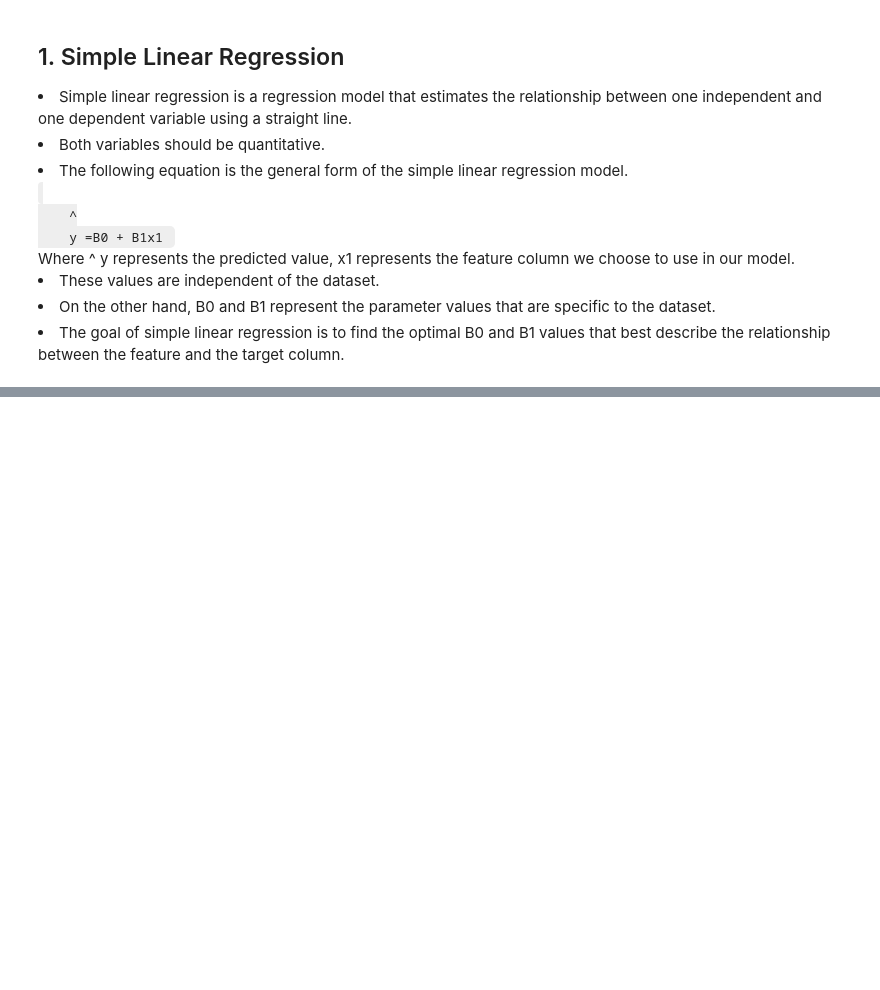
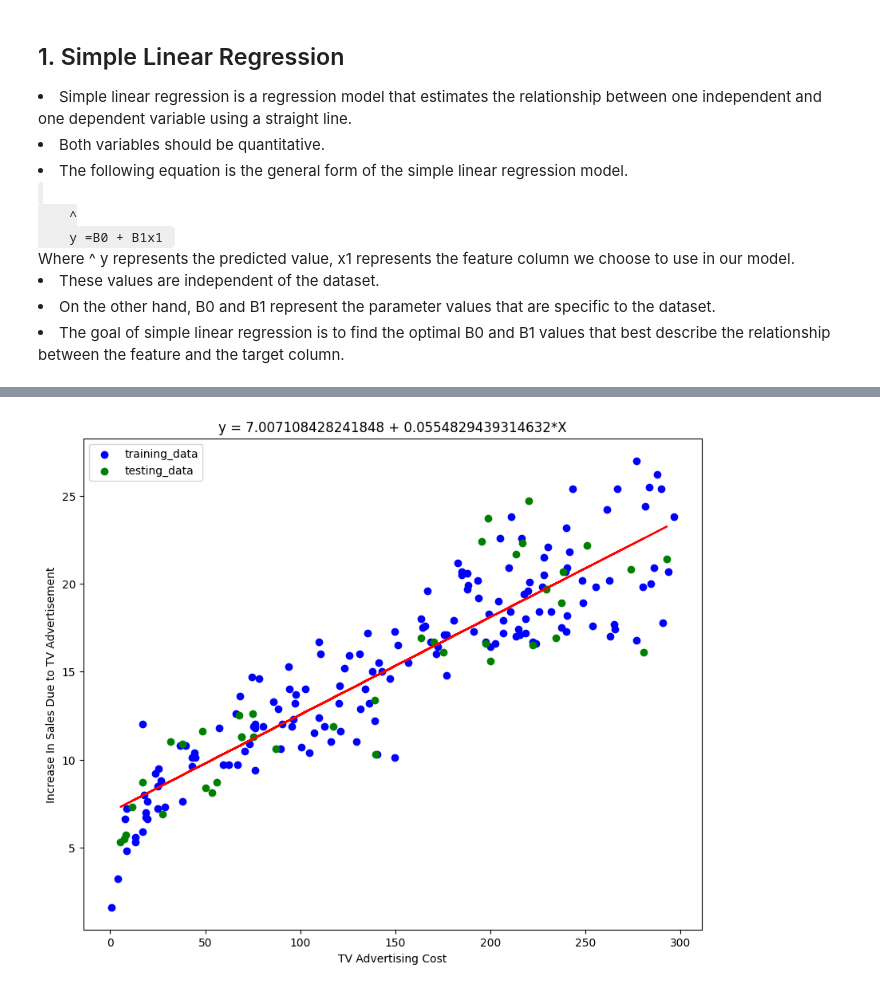
Before and after one commit to prabhat-123/Python_For_Data_Science, a Jupyter notebook: Linear_Regression.ipynb, the cells around one changed output, grey strips where cells are left out. Saved outputs shown, nothing was run; the diff lists cells and outputs as text; code cells hidden in the pictures; blank space fills up the shorter version.

Commit message:
simple linear regression

```diff
--- a/Linear_Regression.ipynb
+++ b/Linear_Regression.ipynb
@@ -35,0 +74,2 @@ x1 represents the feature column we choose to use in our model.
+# %%
+X_train, X_test, y_train, y_test = train_test_split(X, y, test_size = 0.2, random_state = 42)
@@ -35,0 +94,4 @@ x1 represents the feature column we choose to use in our model.
+# %%
+lr = LinearRegression()
+# %%
+lr.fit(X_train, y_train)
@@ -35,0 +108,3 @@ x1 represents the feature column we choose to use in our model.
+# %%
+y_pred = lr.predict(X_test)
+print(y_pred)
@@ -35,0 +129,12 @@ x1 represents the feature column we choose to use in our model.
+# %%
+plt.figure(figsize = (10, 8))
+plt.scatter(x = X_train, y = y_train, color = 'blue', label = 'training_data')
+plt.scatter(x = X_test, y = y_test, color = 'green', label = 'testing_data')
+plt.plot(X_test, y_pred, color = 'red')
+plt.title("y = {} + {}*X".format(lr.intercept_, lr.coef_[0]))
+plt.xlabel('TV Advertising Cost')
+plt.ylabel("Increase In Sales Due to TV Advertisement")
+plt.legend()
+plt.show()
+# %% [output]
+[figure, added]
```
Also changed, not shown: parts of 32 cells of this notebook.
